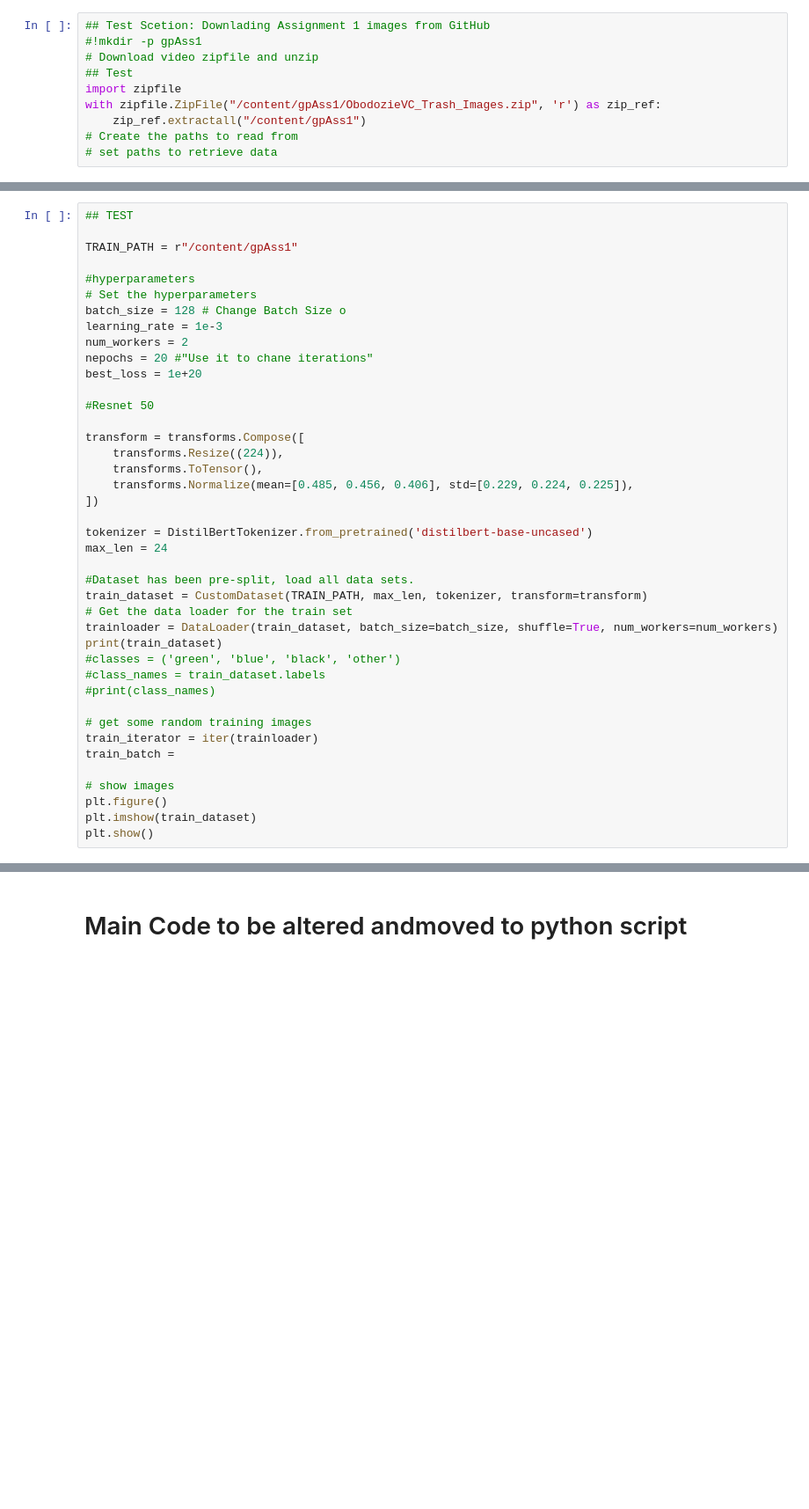
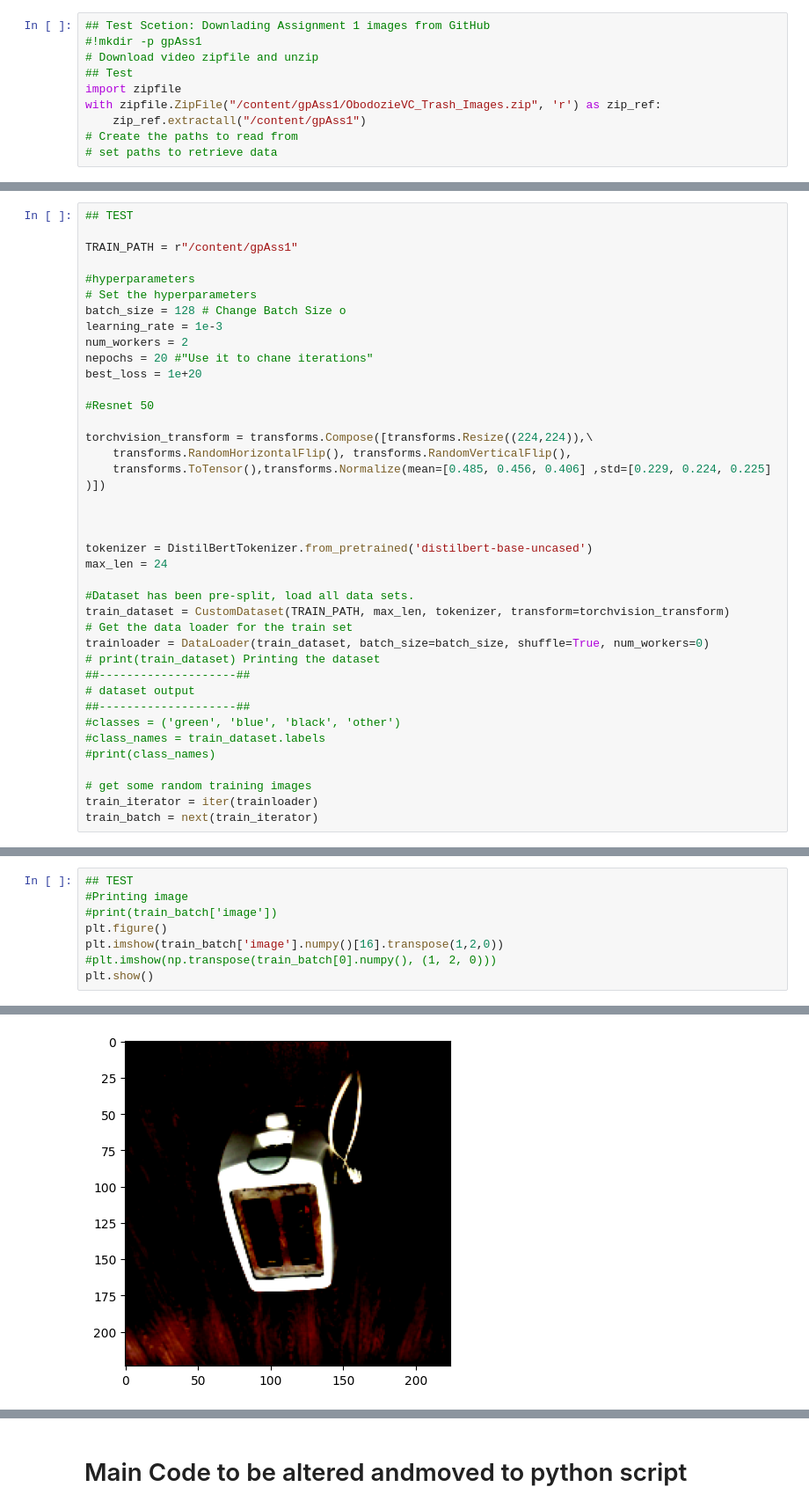
Before and after one commit to VeronicaObodozie/ENEL645-Data-Mining-and-Machine-Learning, a Jupyter notebook: Assignment 2/CodeBuild.ipynb, the cells around one changed output, grey strips where cells are left out. Shown at 88% size. Saved outputs shown, nothing was run; the diff lists cells and outputs as text; blank space fills up the shorter version.

Commit message:
dataset issue solved. Now testing model

```diff
--- a/Assignment 2/CodeBuild.ipynb
+++ b/Assignment 2/CodeBuild.ipynb
@@ -200,30 +226,28 @@ best_loss = 1e+20
 
 #Resnet 50
 
-transform = transforms.Compose([
-	transforms.Resize((224)),
-	transforms.ToTensor(),
-	transforms.Normalize(mean=[0.485, 0.456, 0.406], std=[0.229, 0.224, 0.225]),
-])
+torchvision_transform = transforms.Compose([transforms.Resize((224,224)),\
+    transforms.RandomHorizontalFlip(), transforms.RandomVerticalFlip(),
+    transforms.ToTensor(),transforms.Normalize(mean=[0.485, 0.456, 0.406] ,std=[0.229, 0.224, 0.225] )])
+
+
 
 tokenizer = DistilBertTokenizer.from_pretrained('distilbert-base-uncased')
 max_len = 24
 
 #Dataset has been pre-split, load all data sets.
-train_dataset = CustomDataset(TRAIN_PATH, max_len, tokenizer, transform=transform)
+train_dataset = CustomDataset(TRAIN_PATH, max_len, tokenizer, transform=torchvision_transform)
 # Get the data loader for the train set
-trainloader = DataLoader(train_dataset, batch_size=batch_size, shuffle=True, num_workers=num_workers)
-print(train_dataset)
+trainloader = DataLoader(train_dataset, batch_size=batch_size, shuffle=True, num_workers=0)
+# print(train_dataset) Printing the dataset
+##--------------------##
+# dataset output
+##--------------------##
 #classes = ('green', 'blue', 'black', 'other')
 #class_names = train_dataset.labels
 #print(class_names)
 
 # get some random training images
 train_iterator = iter(trainloader)
-train_batch =
-
-# show images
-plt.figure()
-plt.imshow(train_dataset)
-plt.show()
+train_batch = next(train_iterator)
 # %% [output]
@@ -233,0 +256,9 @@ TypeError: Image data of dtype object cannot be converted to float
+# %%
+## TEST
+#Printing image
+#print(train_batch['image'])
+plt.figure()
+plt.imshow(train_batch['image'].numpy()[16].transpose(1,2,0))
+#plt.imshow(np.transpose(train_batch[0].numpy(), (1, 2, 0)))
+plt.show()
+# %% [output]
@@ -234,3 +266,4 @@ TypeError: Image data of dtype object cannot be converted to float
+[figure, added]
 # %%
 # Testing the Model
 net = GarbageModel(4, (3,224,224), True)
```
Also changed, not shown: parts of 5 cells of this notebook.
